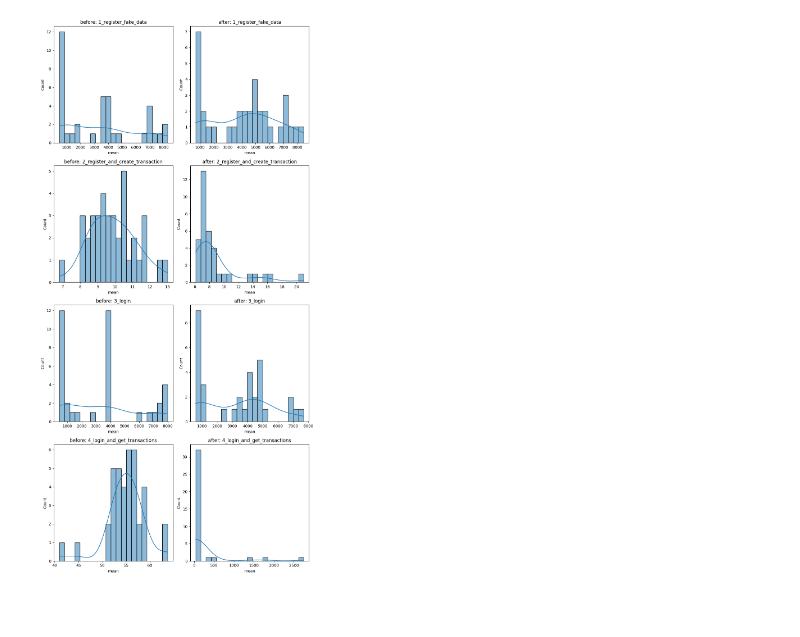
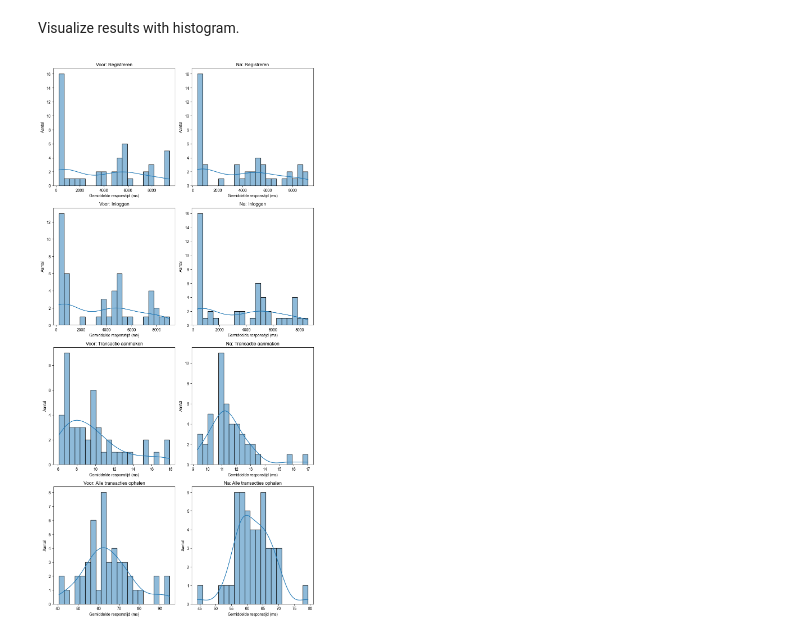
Before and after one commit to jorenvermeersch/bachelorproef-prestatietesten, a Jupyter notebook: data_analysis_and_visualization/load_testing/graphs.ipynb, the cells around one changed output. Drawn from its saved outputs; the diff is of its cells as text; code cells hidden in the pictures; blank space fills up the shorter version.

Commit message:
graphs for load testing

```diff
--- a/data_analysis_and_visualization/load_testing/graphs.ipynb
+++ b/data_analysis_and_visualization/load_testing/graphs.ipynb
@@ -42,0 +13,5 @@ sns.histplot(data=df, x="mean", bins=11, kde=True)
+# %%
+# Font veranderen.
+from matplotlib import rcParams
+rcParams['font.family'] = 'sans-serif'
+rcParams['font.sans-serif'] = ['Arial']
@@ -42,0 +64,20 @@ sns.histplot(data=df, x="mean", bins=11, kde=True)
+# %%
+figure, axes = plt.subplots(len(scenarios), 1, figsize=(8, 5*len(scenarios)))
+
+for ax, scenario in zip(axes, scenarios):
+    before = pd.read_csv(filepath_or_buffer=f'{base_path}/original/{scenario}.csv', delimiter=',', header=0, index_col=0)
+    after = pd.read_csv(filepath_or_buffer=f'{base_path}/cybersecurity/{scenario}.csv', delimiter=',', header=0, index_col=0)
+
+    before['source'] = 'Voor'
+    after['source'] = 'Na'
+
+    data = pd.concat([before, after])
+
+    sns.boxplot(data=data, x='mean', y='source', ax=ax)
+
+    ax.set_title(titles[scenario])
+    ax.set_xlabel('Gemiddelde responstijd (ms)')
+    ax.set_ylabel('Test')
+
+plt.tight_layout()
+plt.show()
@@ -43,24 +86,28 @@ sns.histplot(data=df, x="mean", bins=11, kde=True)
+# %% [markdown]
+Visualize results with histogram.
 # %%
-base_path = '../data/processed/load_testing'
-scenarios = ['1_register_fake_data', '2_register_and_create_transaction', '3_login', '4_login_and_get_transactions']
-
 figure, axes = plt.subplots(len(scenarios), 2, figsize=(10, 5*len(scenarios)))
 
 for ax, scenario in zip(axes, scenarios):
+    # Before.
     before = pd.read_csv(filepath_or_buffer=f'{base_path}/original/{scenario}.csv', delimiter=',', header=0, index_col=0)
-    before = before[before['count'] >= 30]
 
     sns.histplot(data=before, x="mean",  bins=21, kde=True, ax=ax[0])
-    ax[0].set_title(f'before: {scenario}')
+    ax[0].set_title(f'Voor: {titles[scenario]}')
 
-    after = pd.read_csv(filepath_or_buffer=f'{base_path}/no-ratelimiter/{scenario}.csv', delimiter=',', header=0, index_col=0)
-    after = after[after['count'] >= 30]
+    ax[0].set_xlabel('Gemiddelde responstijd (ms)')
+    ax[0].set_ylabel('Aantal')
+
+    # After.
+    after = pd.read_csv(filepath_or_buffer=f'{base_path}/cybersecurity/{scenario}.csv', delimiter=',', header=0, index_col=0)
 
     sns.histplot(data=after, x="mean",  bins=21, kde=True, ax=ax[1])
-    ax[1].set_title(f'after: {scenario}')
+    ax[1].set_title(f'Na: {titles[scenario]}')
+
+    ax[1].set_xlabel('Gemiddelde responstijd (ms)')
+    ax[1].set_ylabel('Aantal')
 
 plt.tight_layout()
-plt.savefig('output.png', dpi=300)
 plt.show()
 # %% [output]
-[figure, old version]
+[figure, new version]
```
Also changed, not shown: parts of 7 cells of this notebook.
